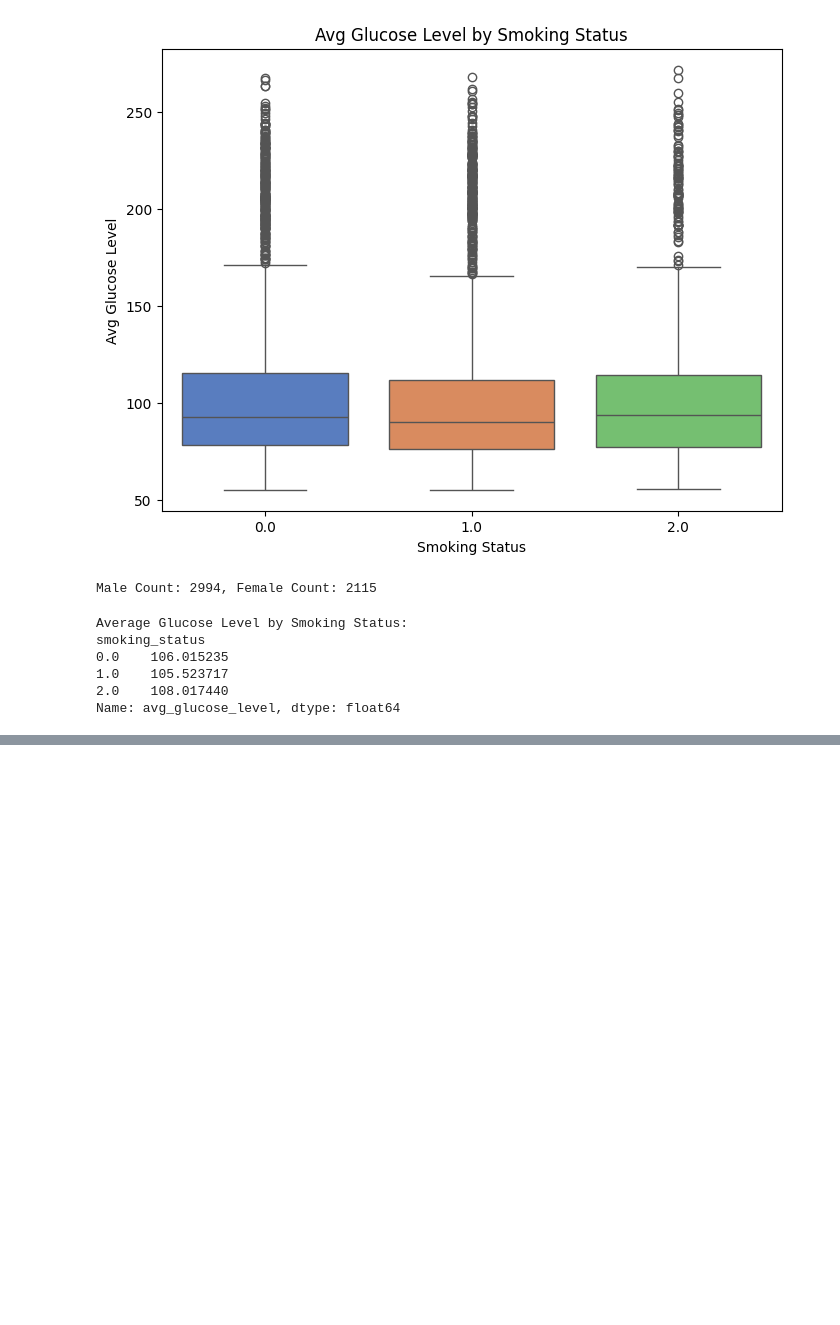
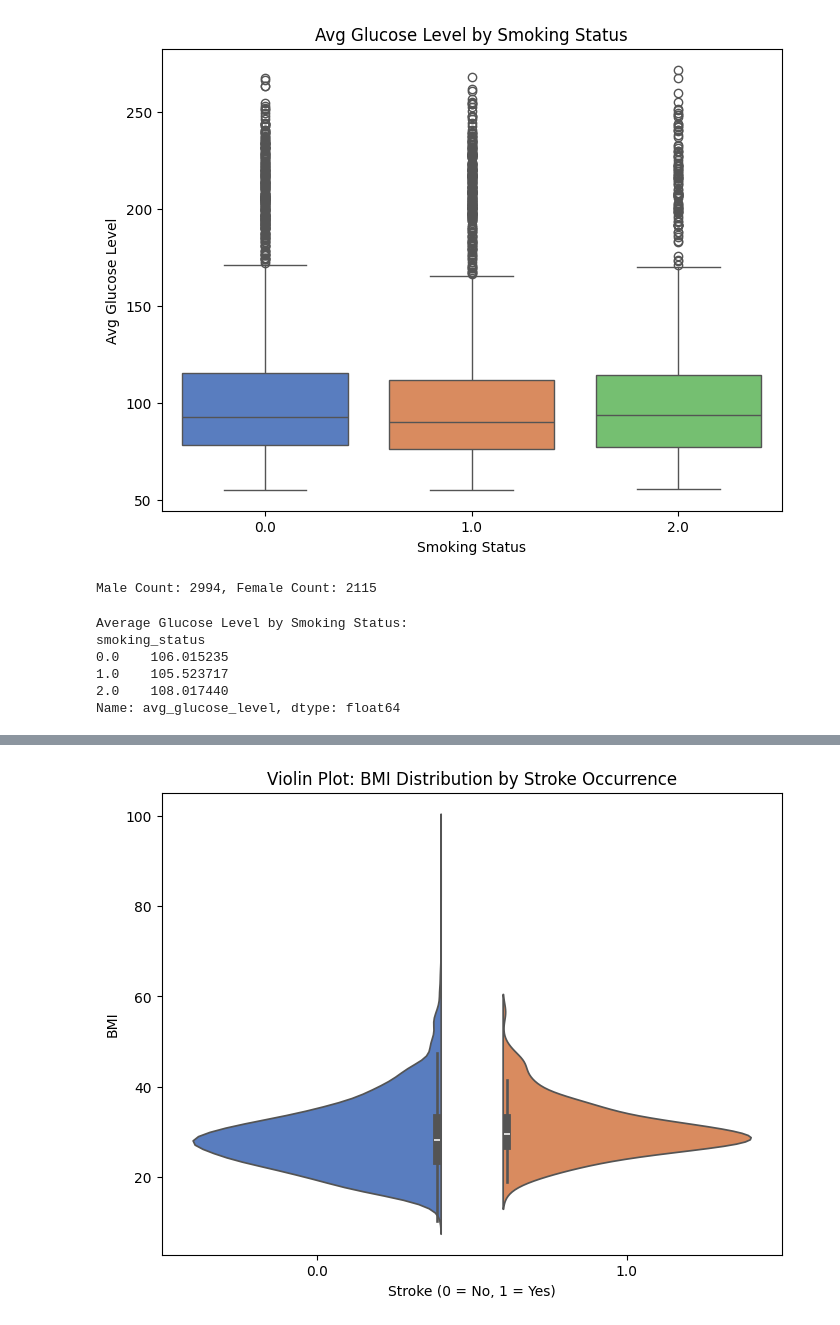
Before and after one commit to SaadAttalla/Stroke_Pre-Detection_Analysis, a Jupyter notebook: Stroke_Project.ipynb, the cells around one changed output, grey strips where cells are left out. Cells and saved outputs as stored; diff of their text form; code cells hidden in the pictures; blank space fills up the shorter version.

```diff
--- a/Stroke_Project.ipynb
+++ b/Stroke_Project.ipynb
@@ -446,0 +477,10 @@ Name: avg_glucose_level, dtype: float64
+# %%
+# Step 3: Violin Plot - BMI Distribution by Stroke Occurrence
+plt.figure(figsize=(8, 6))
+sns.violinplot(x=df["stroke"], y=df["bmi"], split=True, palette="muted")
+plt.title("Violin Plot: BMI Distribution by Stroke Occurrence")
+plt.xlabel("Stroke (0 = No, 1 = Yes)")
+plt.ylabel("BMI")
+plt.show()
+# %% [output]
+[figure, added]
```
Also changed, not shown: parts of 18 cells of this notebook.
